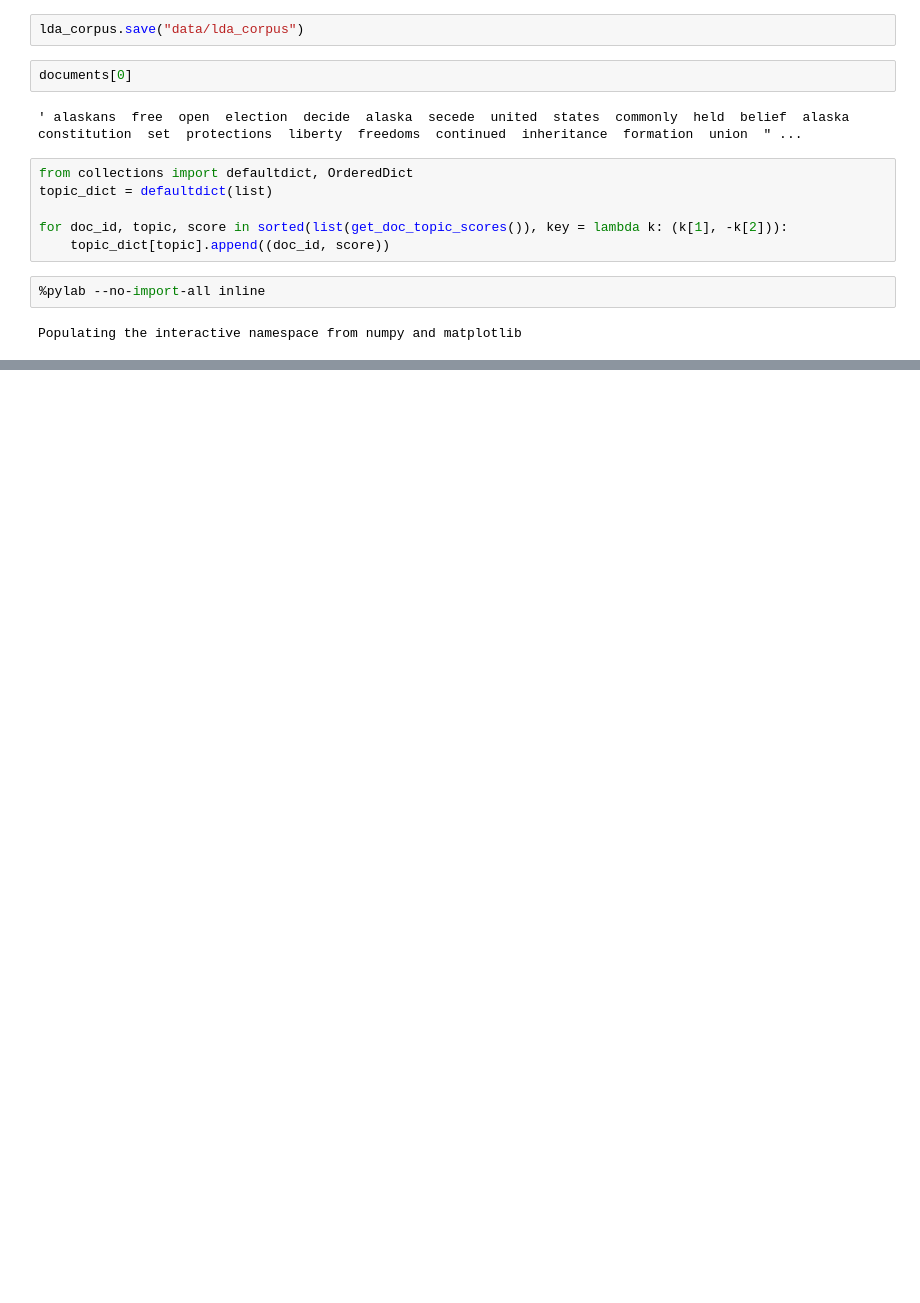
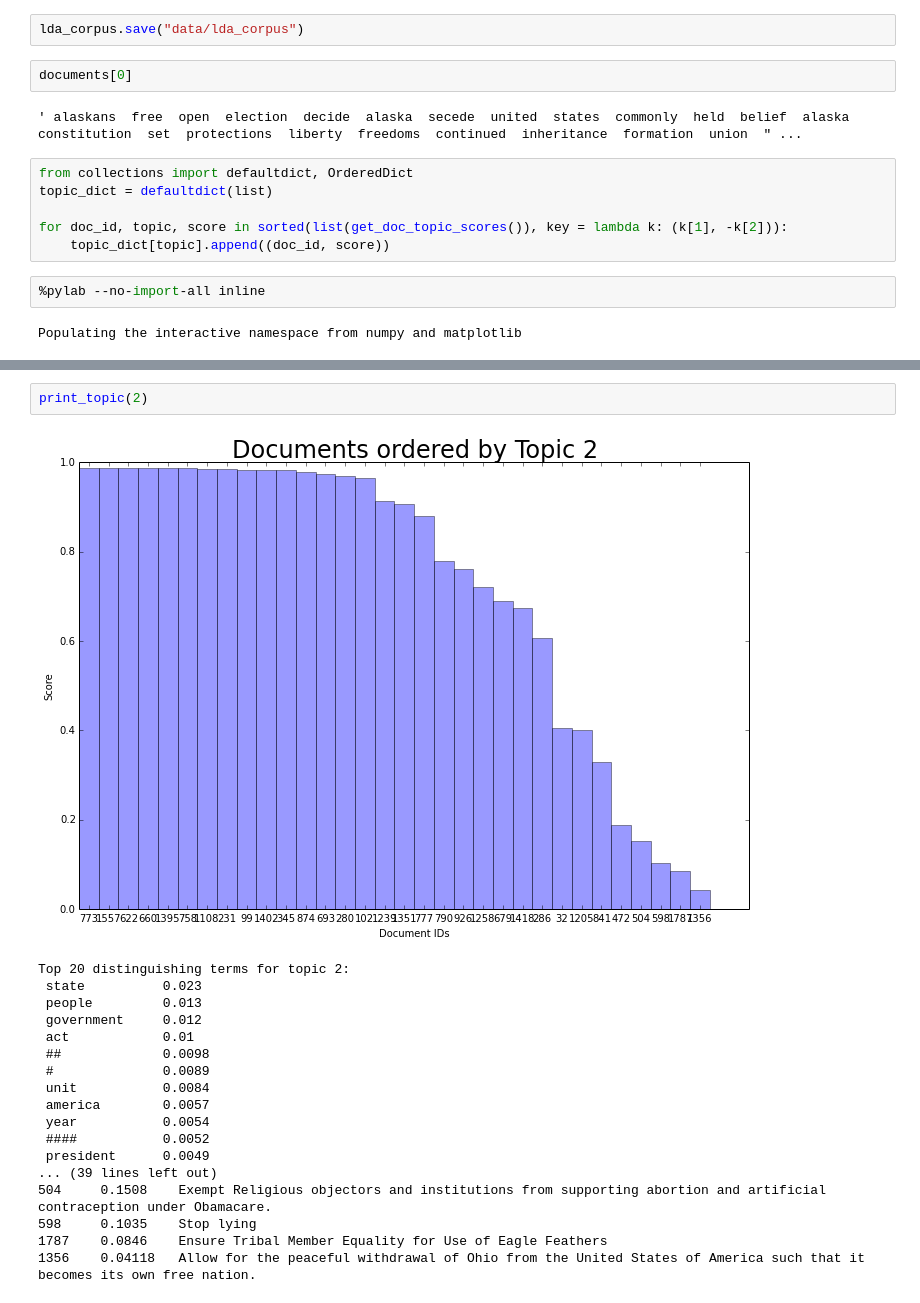
Before and after one commit to danlamanna/nlp, a Jupyter notebook: LDA.ipynb, the cells around one changed output, grey strips where cells are left out. Saved outputs shown, nothing was run; the diff lists cells and outputs as text; blank space fills up the shorter version.

```diff
--- a/LDA.ipynb
+++ b/LDA.ipynb
@@ -110,0 +174,21 @@ TypeError: bar() takes at least 2 arguments (1 given)
+# %%
+print_topic(2)
+# %% [output]
+[figure, added]
+Top 20 distinguishing terms for topic 2:
+ state          0.023
+ people         0.013
+ government     0.012
+ act            0.01
+ ##             0.0098
+ #              0.0089
+ unit           0.0084
+ america        0.0057
+ year           0.0054
+ ####           0.0052
+ president      0.0049
+... (39 lines left out)
+504     0.1508    Exempt Religious objectors and institutions from supporting abortion and artificial contraception under Obamacare.
+598     0.1035    Stop lying
+1787    0.0846    Ensure Tribal Member Equality for Use of Eagle Feathers
+1356    0.04118   Allow for the peaceful withdrawal of Ohio from the United States of America such that it becomes its own free nation.
```
Also changed, not shown: parts of 143 cells of this notebook.
